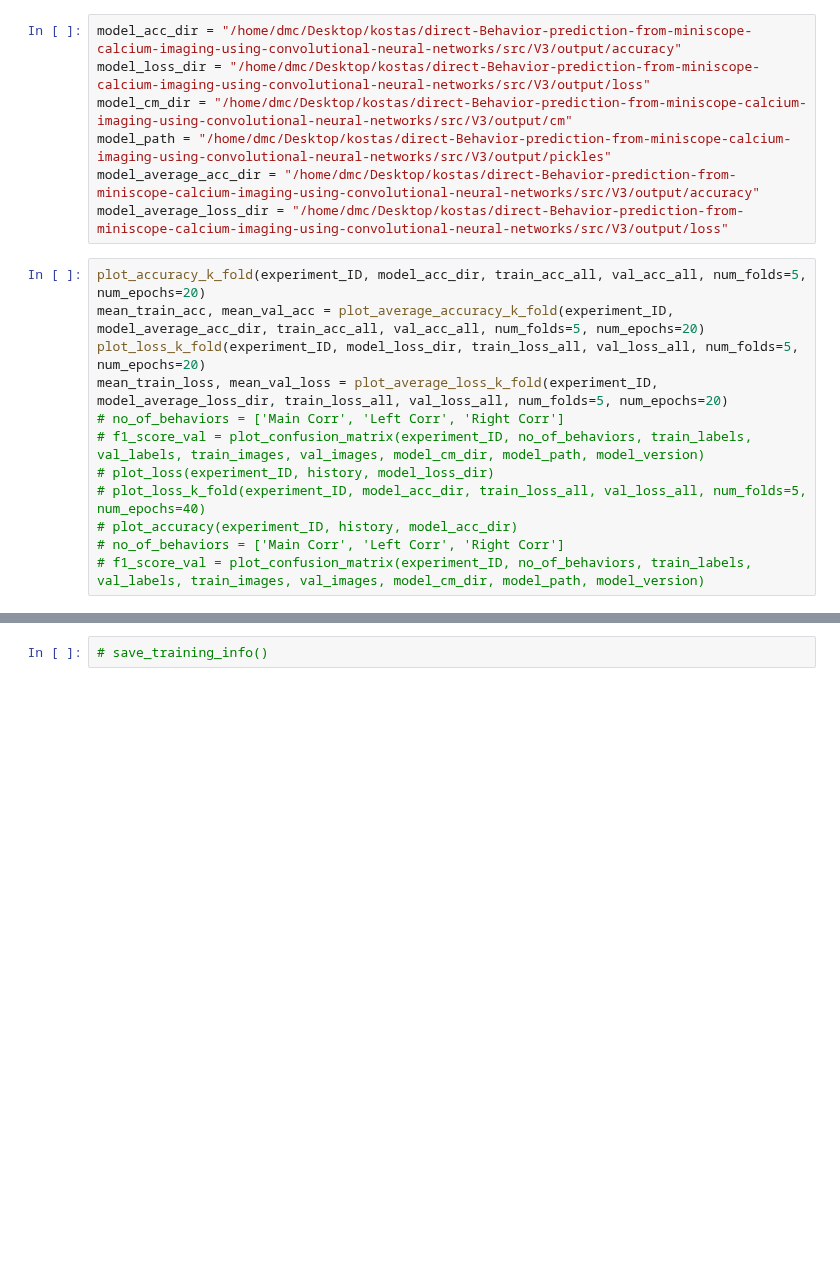
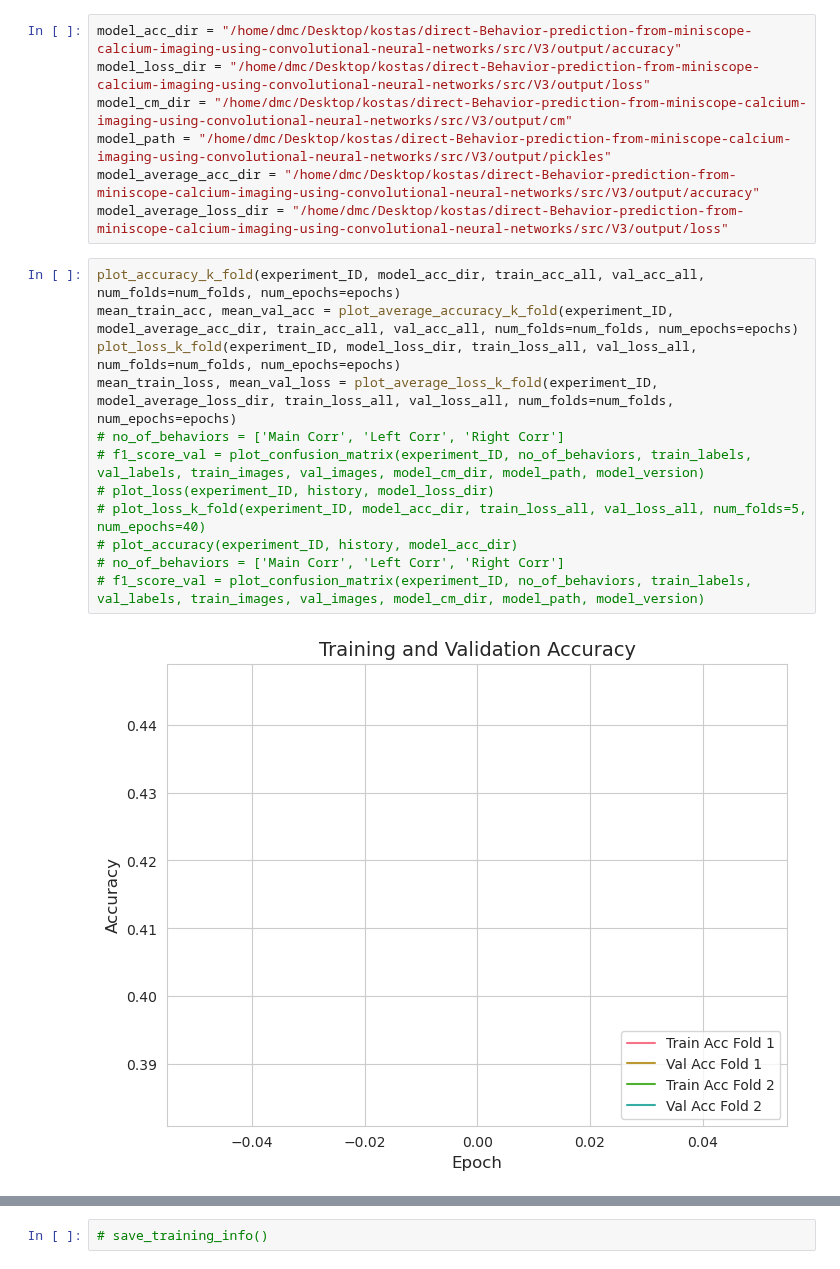
Before and after one commit to konkalaitzidis/bpnn, a Jupyter notebook: src/V3/V3_plots_pipeline.ipynb, the cells around one changed output, grey strips where cells are left out. Saved outputs shown, nothing was run; the diff lists cells and outputs as text; blank space fills up the shorter version.

```diff
--- a/src/V3/V3_plots_pipeline.ipynb
+++ b/src/V3/V3_plots_pipeline.ipynb
@@ -86,14 +117,16 @@ model_path = "/home/dmc/Desktop/kostas/direct-Behavior-prediction-from-miniscope
 model_average_acc_dir = "/home/dmc/Desktop/kostas/direct-Behavior-prediction-from-miniscope-calcium-imaging-using-convolutional-neural-networks/src/V3/output/accuracy"
 model_average_loss_dir = "/home/dmc/Desktop/kostas/direct-Behavior-prediction-from-miniscope-calcium-imaging-using-convolutional-neural-networks/src/V3/output/loss"
 # %%
-plot_accuracy_k_fold(experiment_ID, model_acc_dir, train_acc_all, val_acc_all, num_folds=5, num_epochs=20)
-mean_train_acc, mean_val_acc = plot_average_accuracy_k_fold(experiment_ID, model_average_acc_dir, train_acc_all, val_acc_all, num_folds=5, num_epochs=20)
-plot_loss_k_fold(experiment_ID, model_loss_dir, train_loss_all, val_loss_all, num_folds=5, num_epochs=20)
-mean_train_loss, mean_val_loss = plot_average_loss_k_fold(experiment_ID, model_average_loss_dir, train_loss_all, val_loss_all, num_folds=5, num_epochs=20)
+plot_accuracy_k_fold(experiment_ID, model_acc_dir, train_acc_all, val_acc_all, num_folds=num_folds, num_epochs=epochs)
+mean_train_acc, mean_val_acc = plot_average_accuracy_k_fold(experiment_ID, model_average_acc_dir, train_acc_all, val_acc_all, num_folds=num_folds, num_epochs=epochs)
+plot_loss_k_fold(experiment_ID, model_loss_dir, train_loss_all, val_loss_all, num_folds=num_folds, num_epochs=epochs)
+mean_train_loss, mean_val_loss = plot_average_loss_k_fold(experiment_ID, model_average_loss_dir, train_loss_all, val_loss_all, num_folds=num_folds, num_epochs=epochs)
 # no_of_behaviors = ['Main Corr', 'Left Corr', 'Right Corr']
 # f1_score_val = plot_confusion_matrix(experiment_ID, no_of_behaviors, train_labels, val_labels, train_images, val_images, model_cm_dir, model_path, model_version)
 # plot_loss(experiment_ID, history, model_loss_dir)
 # plot_loss_k_fold(experiment_ID, model_acc_dir, train_loss_all, val_loss_all, num_folds=5, num_epochs=40)
 # plot_accuracy(experiment_ID, history, model_acc_dir)
 # no_of_behaviors = ['Main Corr', 'Left Corr', 'Right Corr']
 # f1_score_val = plot_confusion_matrix(experiment_ID, no_of_behaviors, train_labels, val_labels, train_images, val_images, model_cm_dir, model_path, model_version)
+# %% [output]
+[figure, added]
```
Also changed, not shown: parts of 8 cells of this notebook, 4 other files.
